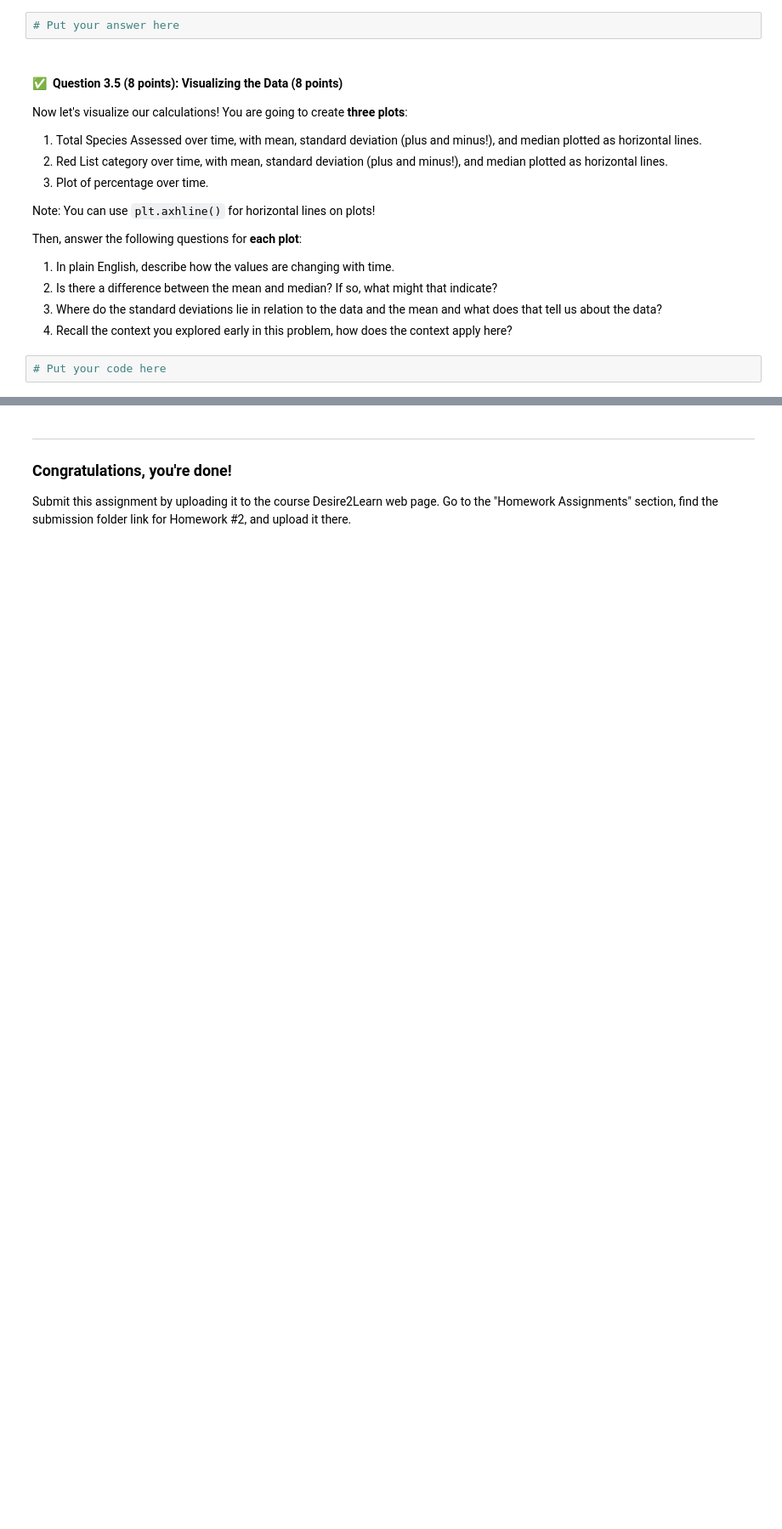
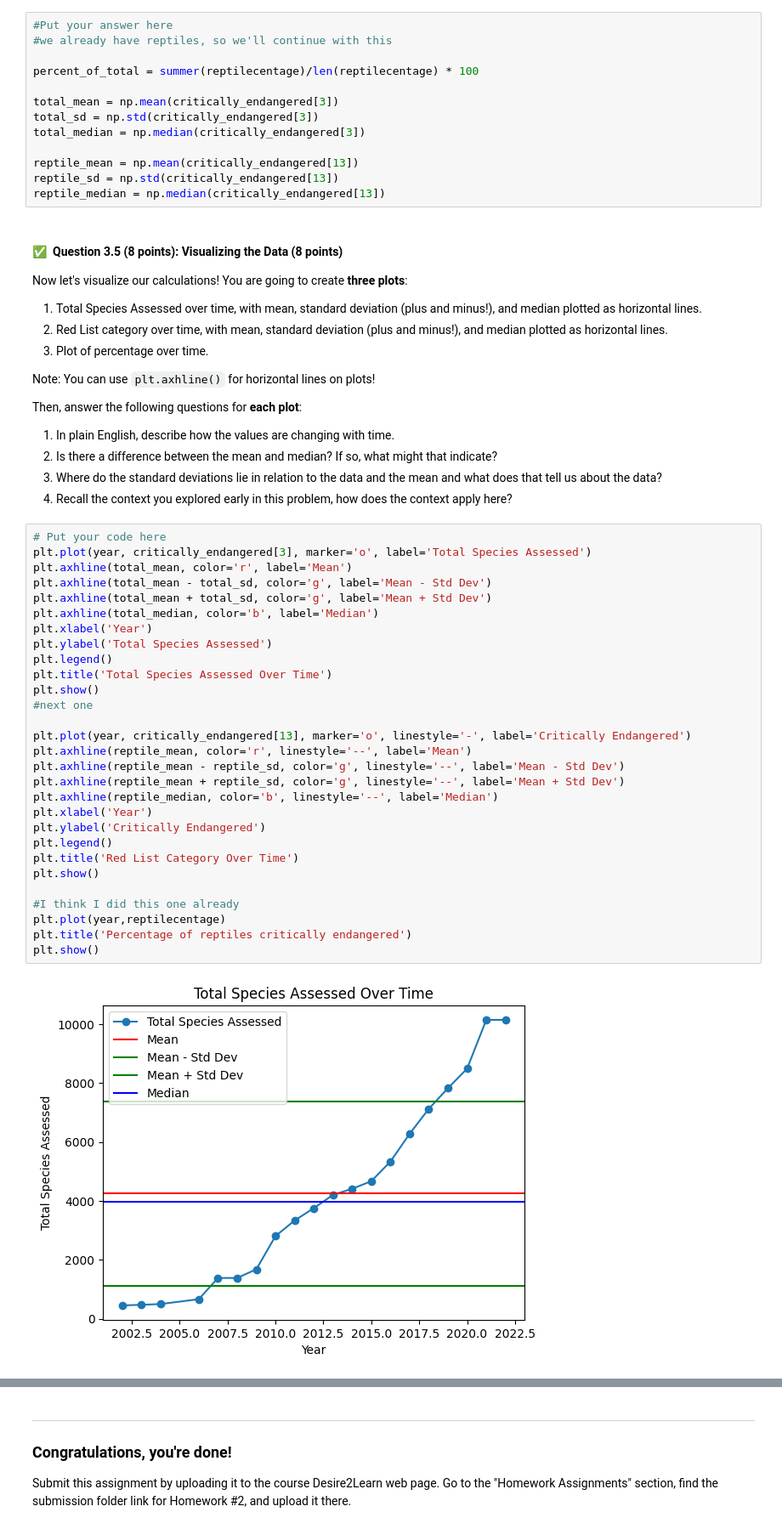
Before and after one commit to andrew-koren/cautious-adventure, a Jupyter notebook: my shit/cmse/HW-02-FunctionsArraysAndDataAnalysis-STUDENT.ipynb, the cells around one changed output, grey strips where cells are left out. Shown: that part at 85% size. Drawn from its saved outputs; the diff is of its cells as text; blank space fills up the shorter version.

```diff
--- a/my shit/cmse/HW-02-FunctionsArraysAndDataAnalysis-STUDENT.ipynb
+++ b/my shit/cmse/HW-02-FunctionsArraysAndDataAnalysis-STUDENT.ipynb
@@ -242,7 +388,18 @@ Then, do the following calculations:
 * Calculate the Mean, Standard Deviation, and Median of your total species assessed category using the `numpy` functions
 * Calculate the Mean, Standard Deviation, and Median of your Red List species category using the `numpy` functions
 # %%
-# Put your answer here
+#Put your answer here
+#we already have reptiles, so we'll continue with this
+
+percent_of_total = summer(reptilecentage)/len(reptilecentage) * 100
+
+total_mean = np.mean(critically_endangered[3])
+total_sd = np.std(critically_endangered[3])
+total_median = np.median(critically_endangered[3])
+
+reptile_mean = np.mean(critically_endangered[13])
+reptile_sd = np.std(critically_endangered[13])
+reptile_median = np.median(critically_endangered[13])
 # %% [markdown]
 #### &#9989;&nbsp; Question 3.5 (8 points): Visualizing the Data (8 points)
 
@@ -262,3 +419,32 @@ Then, answer the following questions for **each plot**:
 4. Recall the context you explored early in this problem, how does the context apply here?
 # %%
 # Put your code here
+plt.plot(year, critically_endangered[3], marker='o', label='Total Species Assessed')
+plt.axhline(total_mean, color='r', label='Mean')
+plt.axhline(total_mean - total_sd, color='g', label='Mean - Std Dev')
+plt.axhline(total_mean + total_sd, color='g', label='Mean + Std Dev')
+plt.axhline(total_median, color='b', label='Median')
+plt.xlabel('Year')
+plt.ylabel('Total Species Assessed')
+plt.legend()
+plt.title('Total Species Assessed Over Time')
+plt.show()
+#next one
+
+plt.plot(year, critically_endangered[13], marker='o', linestyle='-', label='Critically Endangered')
+plt.axhline(reptile_mean, color='r', linestyle='--', label='Mean')
+plt.axhline(reptile_mean - reptile_sd, color='g', linestyle='--', label='Mean - Std Dev')
+plt.axhline(reptile_mean + reptile_sd, color='g', linestyle='--', label='Mean + Std Dev')
+plt.axhline(reptile_median, color='b', linestyle='--', label='Median')
+plt.xlabel('Year')
+plt.ylabel('Critically Endangered')
+plt.legend()
+plt.title('Red List Category Over Time')
+plt.show()
+
+#I think I did this one already
+plt.plot(year,reptilecentage)
+plt.title('Percentage of reptiles critically endangered')
+plt.show()
+# %% [output]
+[figure, added]
```
Also changed, not shown: parts of 20 cells of this notebook, 4 other files.
